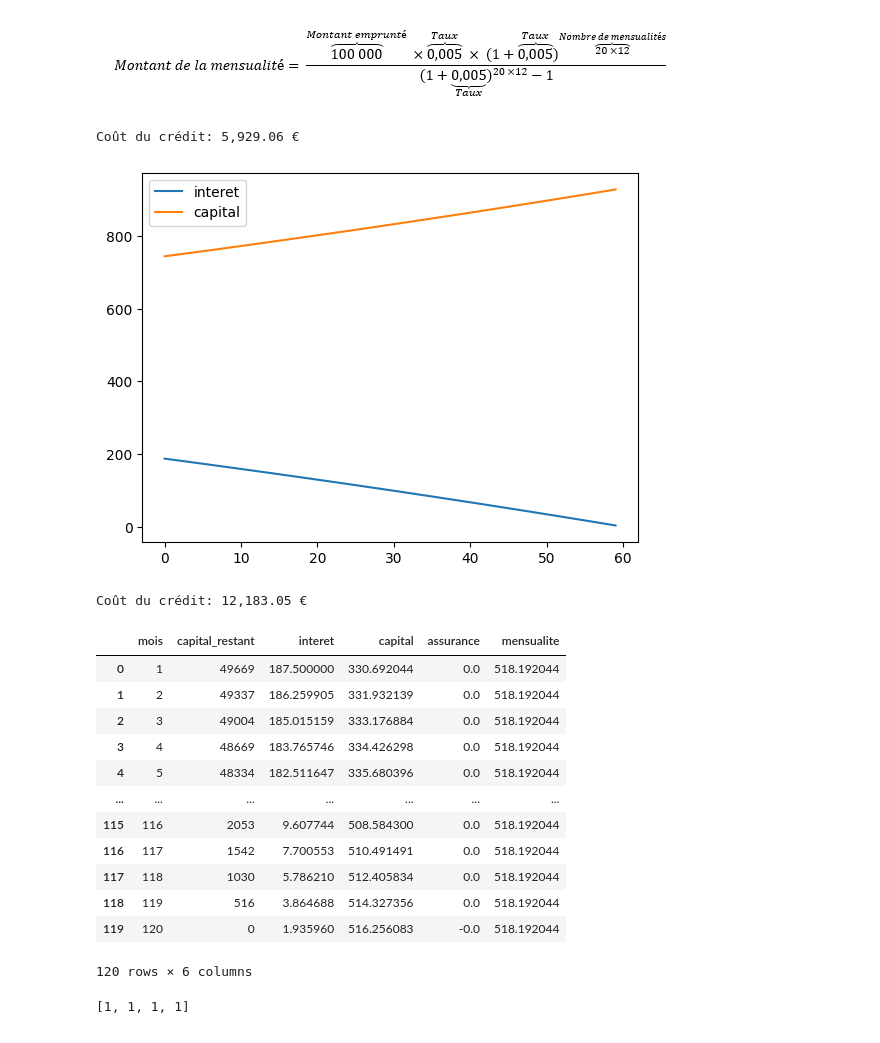
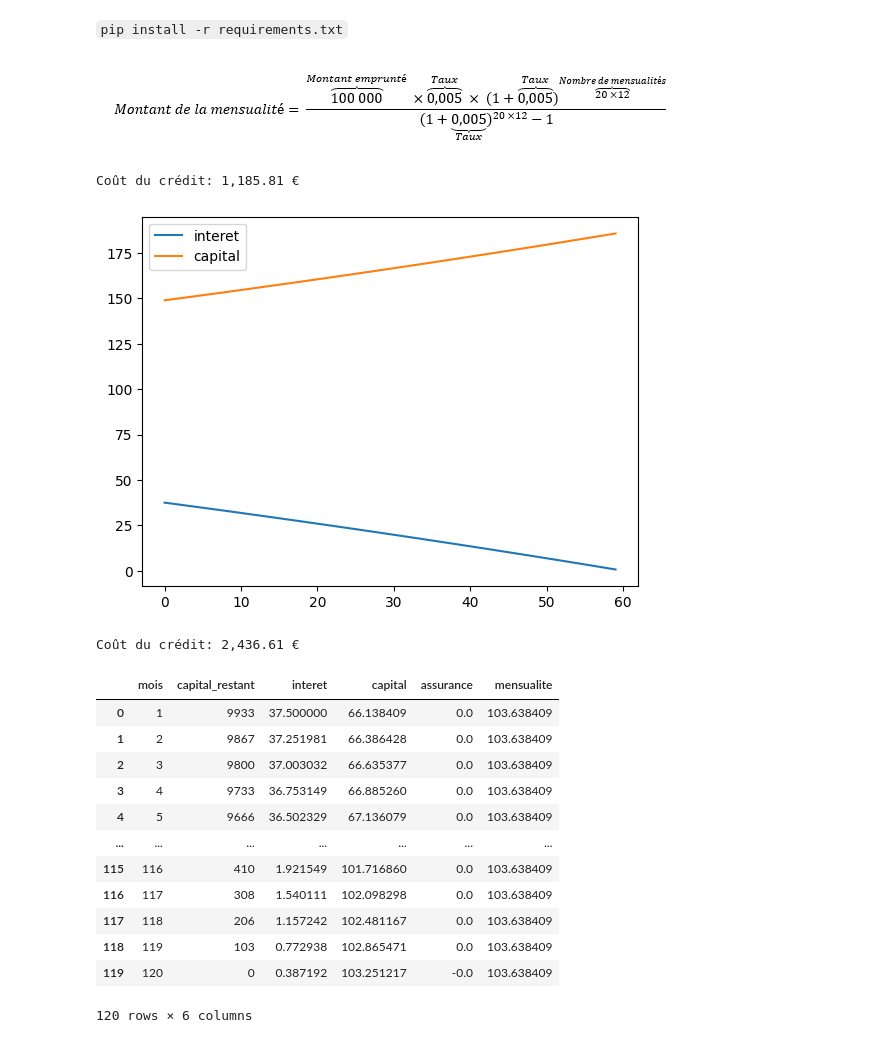
Before and after one commit to benoit-cty/simulateur_investissement, a Jupyter notebook: simu_scpi.ipynb, the cells around one changed output. Drawn from its saved outputs; the diff is of its cells as text; code cells hidden in the pictures.

```diff
--- a/simu_scpi.ipynb
+++ b/simu_scpi.ipynb
@@ -80,3 +23,5 @@ La revalorisation d'un bien en direct est de 3%.
+# %% [markdown]
+ `pip install -r requirements.txt`
 # %%
 import matplotlib.pyplot as plt
 import pandas as pd
@@ -181,57 +126,57 @@ class Credit:
         mensualite = self.capital_emprunte*taux_mensuel*(1-1/(1-(1+taux_mensuel)**self.duree))
 
         capital_rembourse = 0 # cumul du capital remboursé
         for mois in range(1, self.duree+1):
             # part du capital remboursé du mois
             capital_mois = (mensualite-taux_mensuel*self.capital_emprunte)*(1+taux_mensuel)**(mois-1)
             # part des intérêts payés dans le mois
             interet_mois = mensualite-capital_mois
             # cumul du capital remboursé
             capital_rembourse += capital_mois
             # capital restant dû
             capital_restant_du = self.capital_emprunte-capital_rembourse
             assurance = self.assurance_taux * capital_restant_du
             mensualite = interet_mois + capital_mois + assurance
             self.historique.append({
                 "mois": mois,
                 "capital_restant": int(capital_restant_du),
                 "interet": interet_mois,
                 "capital": capital_mois,
                 "assurance": assurance,
                 "mensualite": mensualite
             })
         df = pd.DataFrame(self.historique)
         self.cout_total = df["interet"].sum() + self.frais_dossier + df["assurance"].sum()
         self.historique = df
-credit = Credit(50_000, 5*12, 4.5, 0, 0)
+credit = Credit(10_000, 5*12, 4.5, 0, 0)
 credit.calculer_mensualite()
 df = credit.historique
 df[["interet", "capital"]].plot()
 print(f"Coût du crédit: {credit.cout_total:,.2f} €")
-tc.assertAlmostEqual(credit.cout_total, 5_929.0577245)
+tc.assertAlmostEqual(credit.cout_total, 1185.8115449)
 # %% [output]
-Coût du crédit: 5,929.06 €
+Coût du crédit: 1,185.81 €
-[figure, old version]
+[figure, new version]
 # %%
-credit = Credit(50_000, 10*12, 4.5, 0, 0)
+credit = Credit(10_000, 10*12, 4.5, 0, 0)
 credit.calculer_mensualite()
 df = credit.historique
 print(f"Coût du crédit: {credit.cout_total:,.2f} €")
 df
 # %% [output]
-Coût du crédit: 12,183.05 €
+Coût du crédit: 2,436.61 €
 |  | mois | capital_restant | interet | capital | assurance | mensualite |
-| 0 | 1 | 49669 | 187.500000 | 330.692044 | 0.0 | 518.192044 |
-| 1 | 2 | 49337 | 186.259905 | 331.932139 | 0.0 | 518.192044 |
-| 2 | 3 | 49004 | 185.015159 | 333.176884 | 0.0 | 518.192044 |
-| 3 | 4 | 48669 | 183.765746 | 334.426298 | 0.0 | 518.192044 |
-| 4 | 5 | 48334 | 182.511647 | 335.680396 | 0.0 | 518.192044 |
+| 0 | 1 | 9933 | 37.500000 | 66.138409 | 0.0 | 103.638409 |
+| 1 | 2 | 9867 | 37.251981 | 66.386428 | 0.0 | 103.638409 |
+| 2 | 3 | 9800 | 37.003032 | 66.635377 | 0.0 | 103.638409 |
+| 3 | 4 | 9733 | 36.753149 | 66.885260 | 0.0 | 103.638409 |
+| 4 | 5 | 9666 | 36.502329 | 67.136079 | 0.0 | 103.638409 |
 | ... | ... | ... | ... | ... | ... | ... |
-| 115 | 116 | 2053 | 9.607744 | 508.584300 | 0.0 | 518.192044 |
-| 116 | 117 | 1542 | 7.700553 | 510.491491 | 0.0 | 518.192044 |
-| 117 | 118 | 1030 | 5.786210 | 512.405834 | 0.0 | 518.192044 |
-| 118 | 119 | 516 | 3.864688 | 514.327356 | 0.0 | 518.192044 |
-| 119 | 120 | 0 | 1.935960 | 516.256083 | -0.0 | 518.192044 |
+| 115 | 116 | 410 | 1.921549 | 101.716860 | 0.0 | 103.638409 |
+| 116 | 117 | 308 | 1.540111 | 102.098298 | 0.0 | 103.638409 |
+| 117 | 118 | 206 | 1.157242 | 102.481167 | 0.0 | 103.638409 |
+| 118 | 119 | 103 | 0.772938 | 102.865471 | 0.0 | 103.638409 |
+| 119 | 120 | 0 | 0.387192 | 103.251217 | -0.0 | 103.638409 |
 120 rows × 6 columns
 # %%
 class InvestissementDirect(SCPI):
@@ -382,9 +327,5 @@ class InvestissementNuePropriete(SCPI):
             data.append([annee, rendement_net * 100])
         df = pd.DataFrame(data, columns=['Annee', 'Rendement Net'])
         return df
-# %%
-[1,1]*2
-# %% [output]
-[1, 1, 1, 1]
 # %%
 scpi_credit = InvestissementCredit(**all_scpi["corum-origin"])
```
Also changed, not shown: parts of 5 cells of this notebook, 1 other file.
